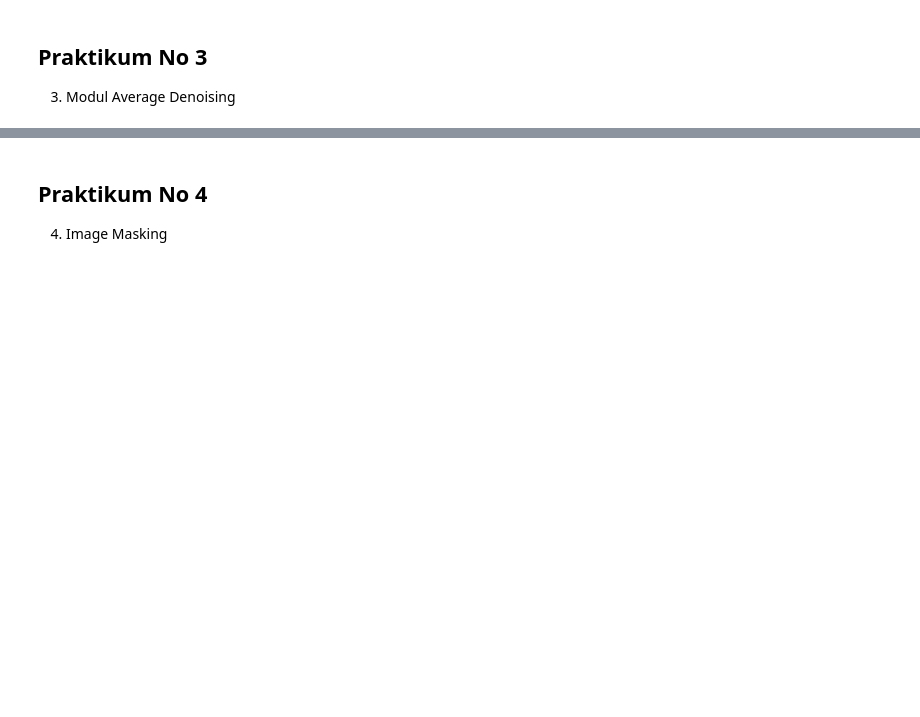
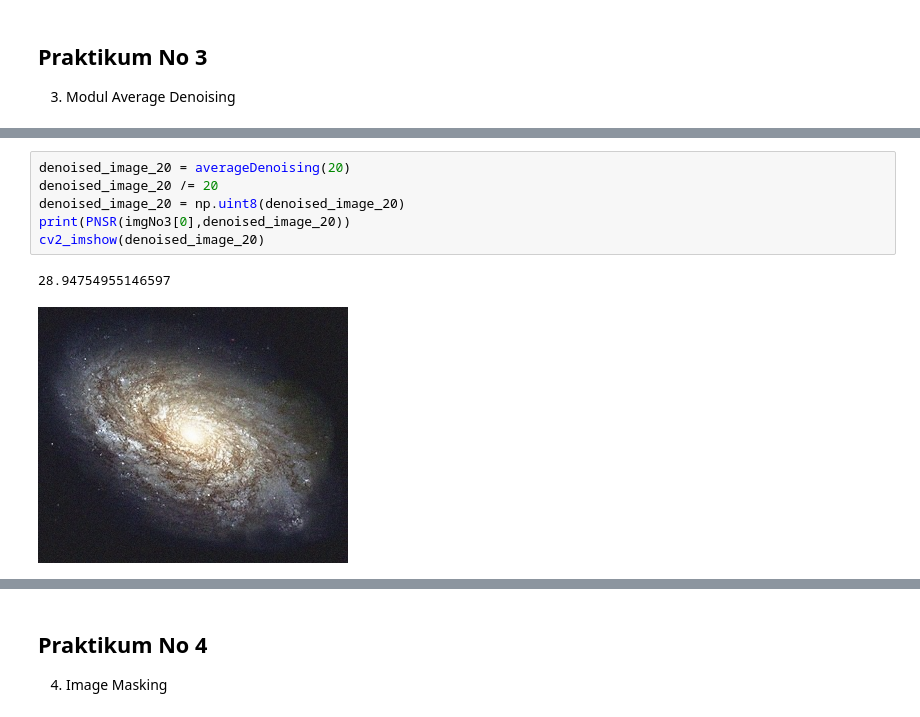
Before and after one commit to armand010/PCVK_Ganjil_2024, a Jupyter notebook: PCVK_Week_5_03.ipynb, the cells around one changed output, grey strips where cells are left out. Saved outputs shown, nothing was run; the diff lists cells and outputs as text; blank space fills up the shorter version.

```diff
--- a/PCVK_Week_5_03.ipynb
+++ b/PCVK_Week_5_03.ipynb
@@ -76,0 +114,9 @@ imgNo3 = imgGalaxy.copy()
+# %%
+denoised_image_20 = averageDenoising(20)
+denoised_image_20 /= 20
+denoised_image_20 = np.uint8(denoised_image_20)
+print(PNSR(imgNo3[0],denoised_image_20))
+cv2_imshow(denoised_image_20)
+# %% [output]
+28.94754955146597
+[figure, added]
```
Also changed, not shown: parts of 8 cells of this notebook.
